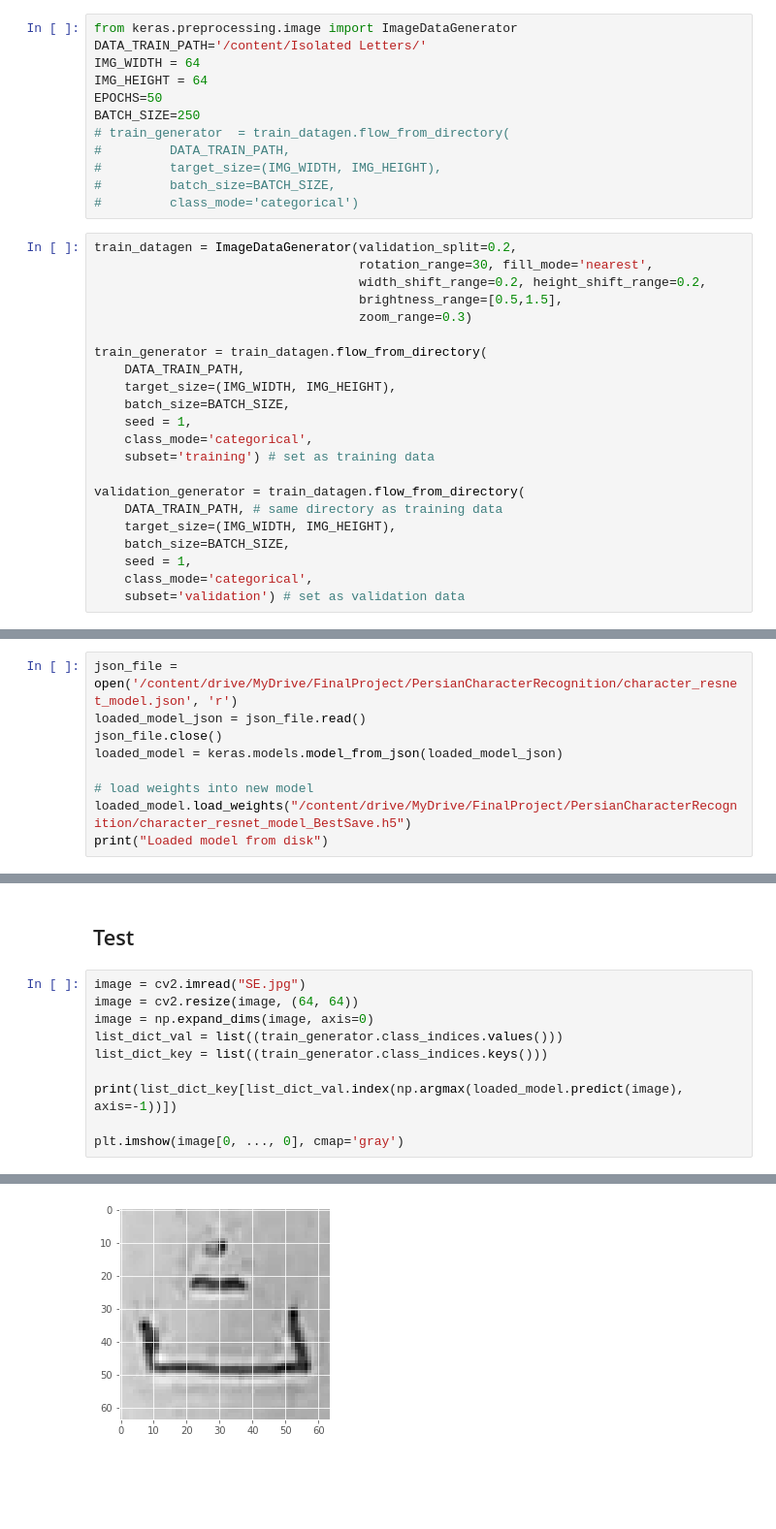
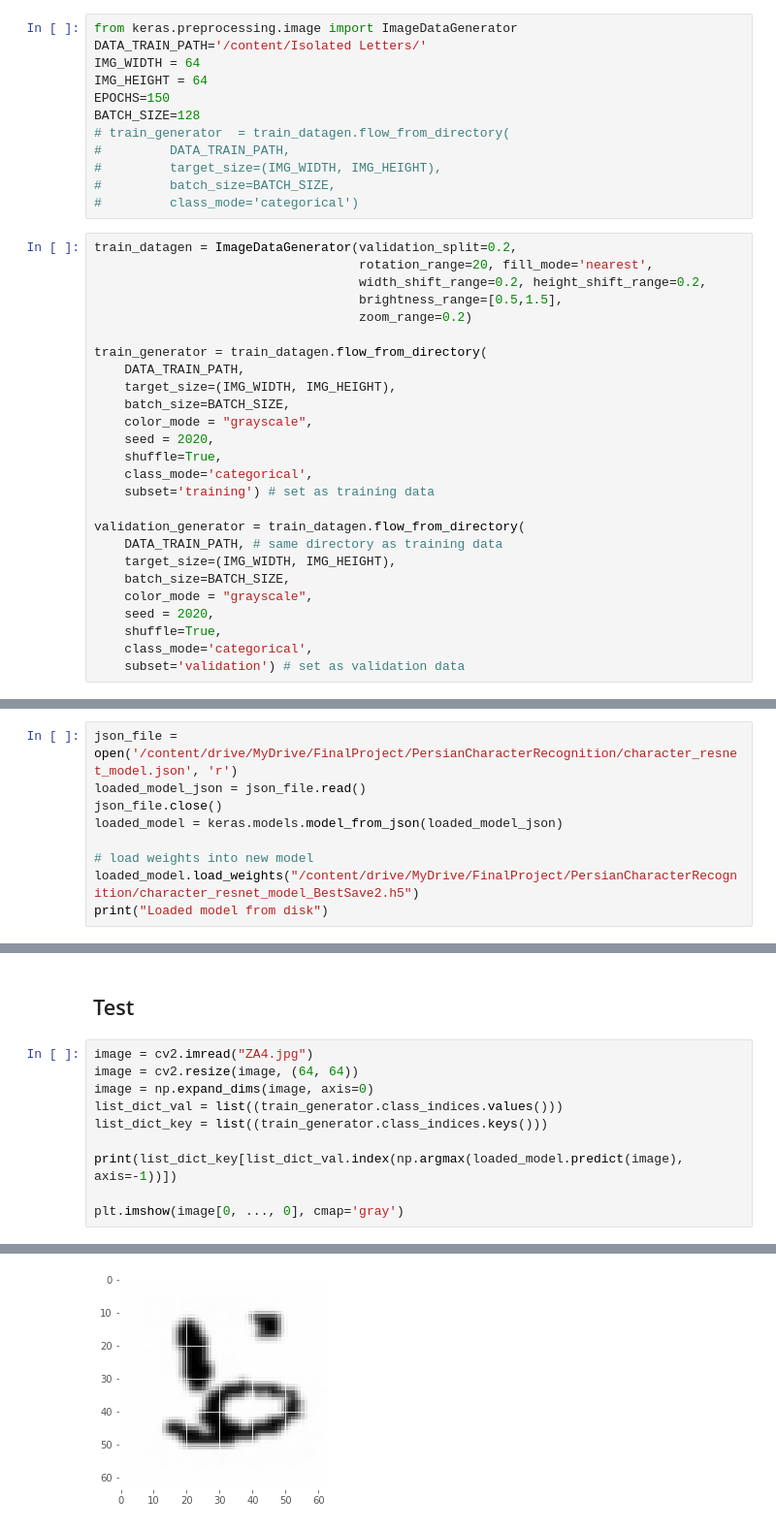
Before and after one commit to ali-f-alfa/Persian-Handwriting-Recognition, a Jupyter notebook: Persian_Handwriting_Character_Recognition_.ipynb, the cells around one changed output, grey strips where cells are left out. Shown at 97% size. Cells and saved outputs as stored; diff of their text form; blank space fills up the shorter version.

Commit message:
augmented model 150 epoch

```diff
--- a/Persian_Handwriting_Character_Recognition_.ipynb
+++ b/Persian_Handwriting_Character_Recognition_.ipynb
@@ -139,8 +139,8 @@ from keras.preprocessing.image import ImageDataGenerator
 DATA_TRAIN_PATH='/content/Isolated Letters/'
 IMG_WIDTH = 64
 IMG_HEIGHT = 64
-EPOCHS=50
-BATCH_SIZE=250
+EPOCHS=150
+BATCH_SIZE=128
 # train_generator  = train_datagen.flow_from_directory(
 #         DATA_TRAIN_PATH,
 #         target_size=(IMG_WIDTH, IMG_HEIGHT),
@@ -148,16 +148,18 @@ BATCH_SIZE=250
 #         class_mode='categorical')
 # %%
 train_datagen = ImageDataGenerator(validation_split=0.2,
-                                   rotation_range=30, fill_mode='nearest',
+                                   rotation_range=20, fill_mode='nearest',
                                    width_shift_range=0.2, height_shift_range=0.2,
                                    brightness_range=[0.5,1.5],
-                                   zoom_range=0.3)
+                                   zoom_range=0.2)
 
 train_generator = train_datagen.flow_from_directory(
     DATA_TRAIN_PATH,
     target_size=(IMG_WIDTH, IMG_HEIGHT),
     batch_size=BATCH_SIZE,
-    seed = 1,
+    color_mode = "grayscale",
+    seed = 2020,
+    shuffle=True,
     class_mode='categorical',
     subset='training') # set as training data
 
@@ -165,7 +167,9 @@ validation_generator = train_datagen.flow_from_directory(
     DATA_TRAIN_PATH, # same directory as training data
     target_size=(IMG_WIDTH, IMG_HEIGHT),
     batch_size=BATCH_SIZE,
-    seed = 1,
+    color_mode = "grayscale",
+    seed = 2020,
+    shuffle=True,
     class_mode='categorical',
     subset='validation') # set as validation data
 # %% [output]
@@ -236,14 +241,14 @@ json_file.close()
 loaded_model = keras.models.model_from_json(loaded_model_json)
 
 # load weights into new model
-loaded_model.load_weights("/content/drive/MyDrive/FinalProject/PersianCharacterRecognition/character_resnet_model_BestSave.h5")
+loaded_model.load_weights("/content/drive/MyDrive/FinalProject/PersianCharacterRecognition/character_resnet_model_BestSave2.h5")
 print("Loaded model from disk")
 # %% [output]
 Loaded model from disk
 # %% [markdown]
 ## Test
 # %%
-image = cv2.imread("SE.jpg")
+image = cv2.imread("ZA4.jpg")
 image = cv2.resize(image, (64, 64))
 image = np.expand_dims(image, axis=0)
 list_dict_val = list((train_generator.class_indices.values()))
@@ -258,2 +263,2 @@ SE
 <matplotlib.image.AxesImage at 0x...>
-[figure, old version]
+[figure, new version]
```
Also changed, not shown: parts of 4 cells of this notebook.
